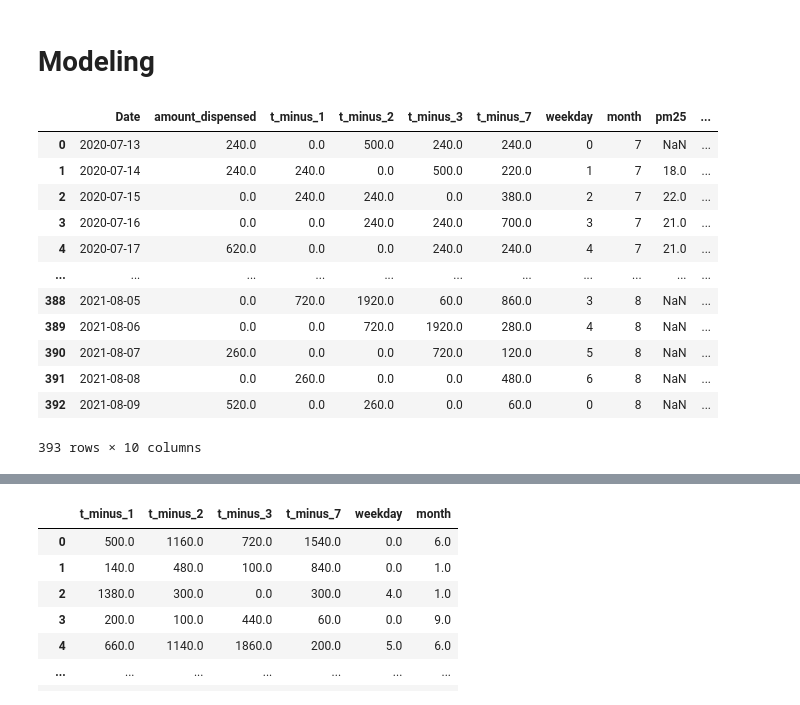
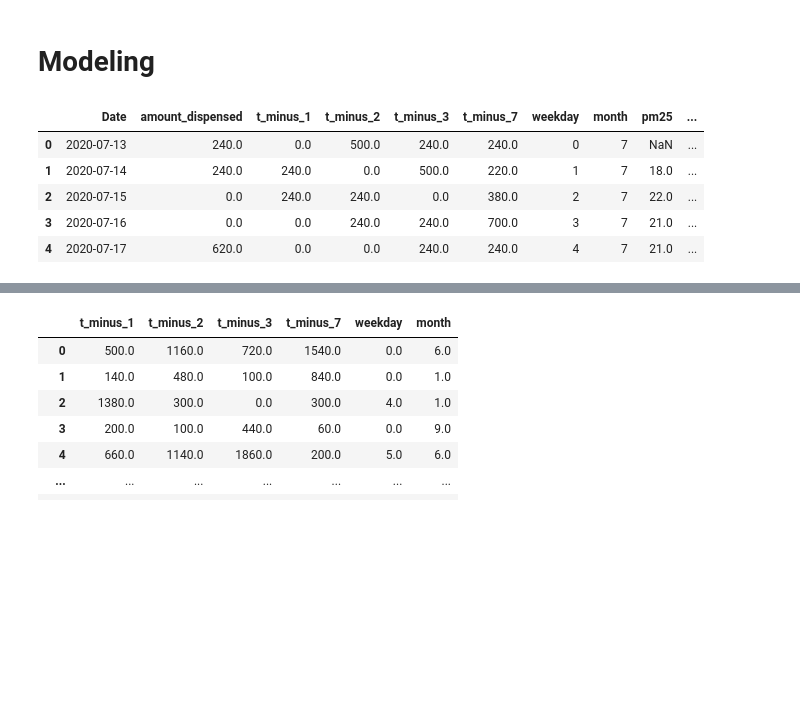
Before and after one commit to parkerburchett/Public-ATM, a Jupyter notebook: Modeling.ipynb, the cells around one changed output, grey strips where cells are left out. Saved outputs shown, nothing was run; the diff lists cells and outputs as text; code cells hidden in the pictures; blank space fills up the shorter version.

```diff
--- a/Modeling.ipynb
+++ b/Modeling.ipynb
@@ -3,21 +3,14 @@
 # %%
 import pandas as pd
 import numpy as np
 
 df = pd.read_csv('feature_df.csv', parse_dates=True)
 df.set_index(pd.DatetimeIndex(df['Date']))
-df
+df.head()
 # %% [output]
 |  | Date | amount_dispensed | t_minus_1 | t_minus_2 | t_minus_3 | t_minus_7 | weekday | month | pm25 | ... |
 | 0 | 2020-07-13 | 240.0 | 0.0 | 500.0 | 240.0 | 240.0 | 0 | 7 | NaN | ... |
 | 1 | 2020-07-14 | 240.0 | 240.0 | 0.0 | 500.0 | 220.0 | 1 | 7 | 18.0 | ... |
 | 2 | 2020-07-15 | 0.0 | 240.0 | 240.0 | 0.0 | 380.0 | 2 | 7 | 22.0 | ... |
 | 3 | 2020-07-16 | 0.0 | 0.0 | 240.0 | 240.0 | 700.0 | 3 | 7 | 21.0 | ... |
 | 4 | 2020-07-17 | 620.0 | 0.0 | 0.0 | 240.0 | 240.0 | 4 | 7 | 21.0 | ... |
-| ... | ... | ... | ... | ... | ... | ... | ... | ... | ... | ... |
-| 388 | 2021-08-05 | 0.0 | 720.0 | 1920.0 | 60.0 | 860.0 | 3 | 8 | NaN | ... |
-| 389 | 2021-08-06 | 0.0 | 0.0 | 720.0 | 1920.0 | 280.0 | 4 | 8 | NaN | ... |
-| 390 | 2021-08-07 | 260.0 | 0.0 | 0.0 | 720.0 | 120.0 | 5 | 8 | NaN | ... |
-| 391 | 2021-08-08 | 0.0 | 260.0 | 0.0 | 0.0 | 480.0 | 6 | 8 | NaN | ... |
-| 392 | 2021-08-09 | 520.0 | 0.0 | 260.0 | 0.0 | 60.0 | 0 | 8 | NaN | ... |
-393 rows × 10 columns
```
Also changed, not shown: parts of 9 cells of this notebook, 1 other file.
